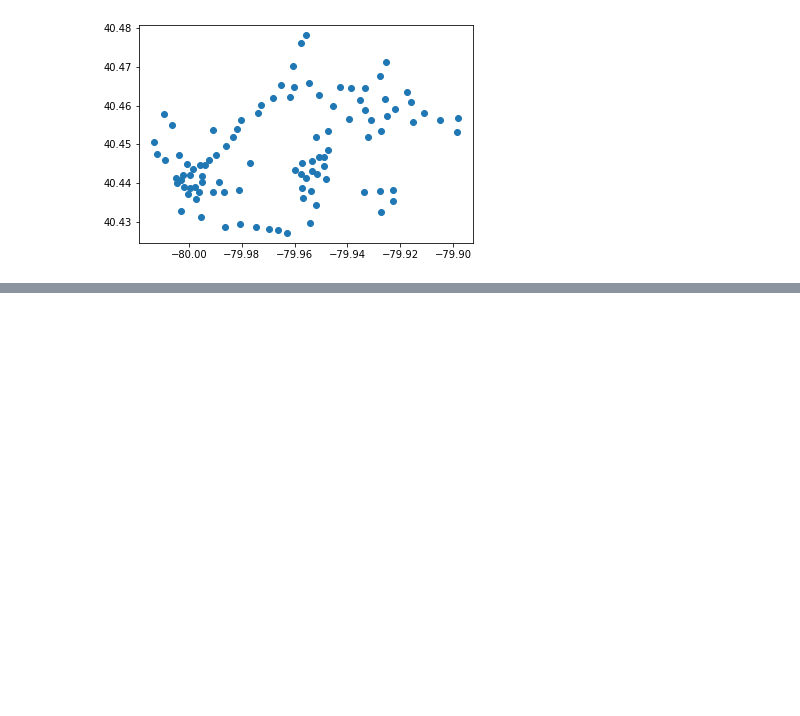
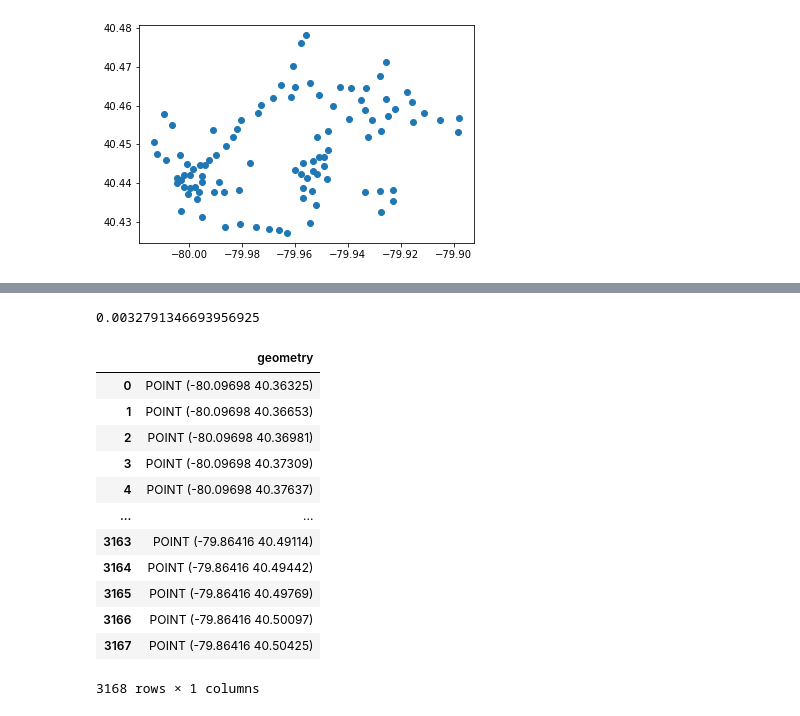
Before and after one commit to katelyn98/HealthyRide-Mapping, a Jupyter notebook: Notebooks/MapLocationStation.ipynb, the cells around one changed output, grey strips where cells are left out. Drawn from its saved outputs; the diff is of its cells as text; code cells hidden in the pictures; blank space fills up the shorter version.

```diff
--- a/Notebooks/MapLocationStation.ipynb
+++ b/Notebooks/MapLocationStation.ipynb
@@ -76,3 +77,43 @@ censusTract.plot()
+# %%
+# total area for the grid
+xmin, ymin, xmax, ymax= censusTract.total_bounds
+
+# how many cells across and down
+n_cells=70
+cell_size = (xmax-xmin)/n_cells
+print(cell_size)
+
+# projection of the grid
+# crs = "+proj=sinu +lon_0=0 +x_0=0 +y_0=0 +a=6371007.181 +b=6371007.181 +units=m +no_defs"
+
+# create the cells in a loop
+grid_cells = []
+for x0 in np.arange(xmin, xmax+cell_size, cell_size ):
+    for y0 in np.arange(ymin, ymax+(cell_size), cell_size):
+        # bounds
+        x1 = x0-cell_size
+        y1 = y0+cell_size
+        grid_cells.append(shapely.geometry.box(x0, y0, x1, y1)  )
+cell = gpd.GeoDataFrame(grid_cells, columns=['geometry'],
+                                 crs='EPSG:4326')
+map_points = gpd.GeoDataFrame()
+map_points["geometry"] = cell["geometry"].centroid
+map_points
+# %% [output]
+0.0032791346693956925
+|  | geometry |
+| 0 | POINT (-80.09698 40.36325) |
+| 1 | POINT (-80.09698 40.36653) |
+| 2 | POINT (-80.09698 40.36981) |
+| 3 | POINT (-80.09698 40.37309) |
+| 4 | POINT (-80.09698 40.37637) |
+| ... | ... |
+| 3163 | POINT (-79.86416 40.49114) |
+| 3164 | POINT (-79.86416 40.49442) |
+| 3165 | POINT (-79.86416 40.49769) |
+| 3166 | POINT (-79.86416 40.50097) |
+| 3167 | POINT (-79.86416 40.50425) |
+3168 rows × 1 columns
 # %%
 #Use matplotlib to plot the pittsburgh neighborhoods
 fig, ax = plt.subplots(1, figsize=(10, 8))
```
Also changed, not shown: parts of 9 cells of this notebook, 4 other files.
